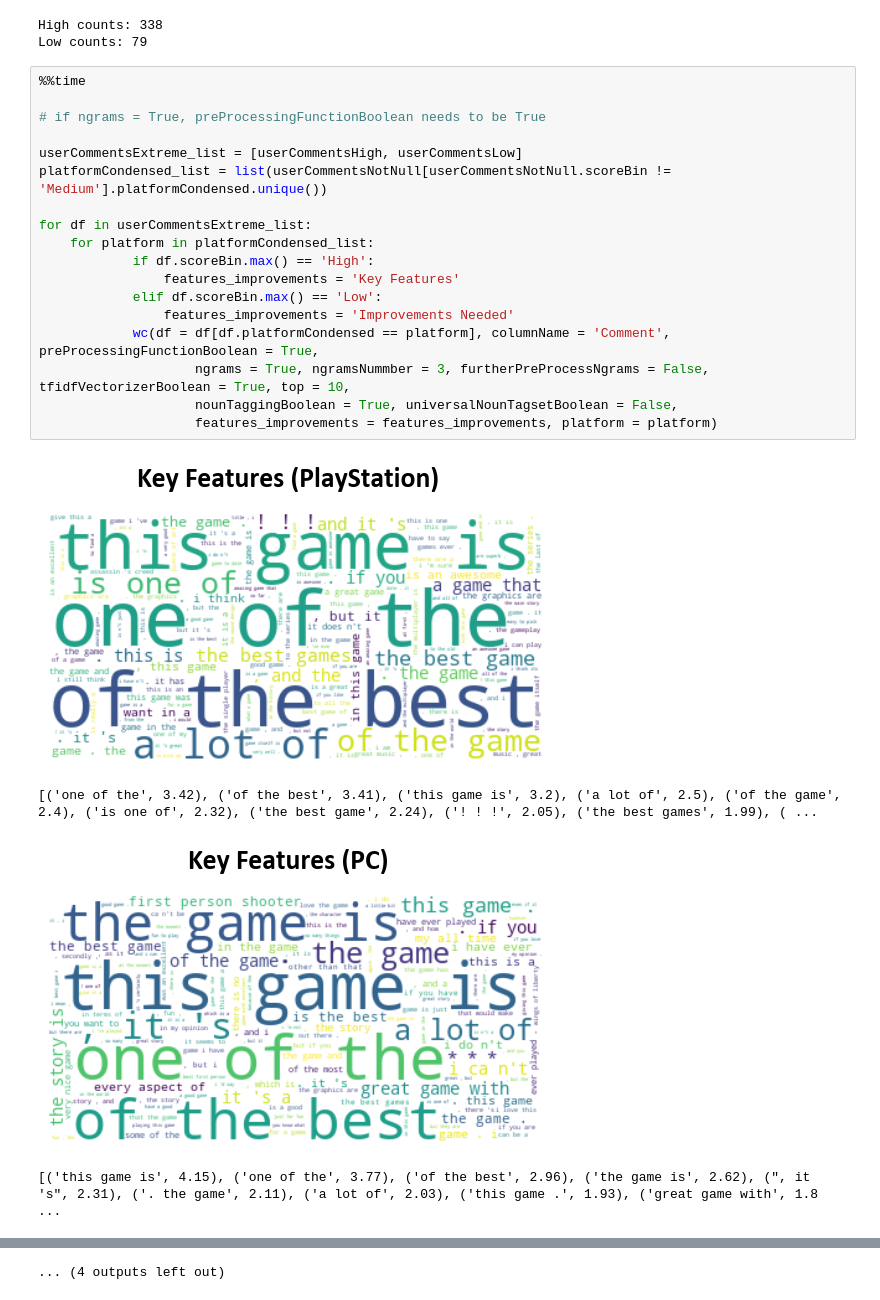
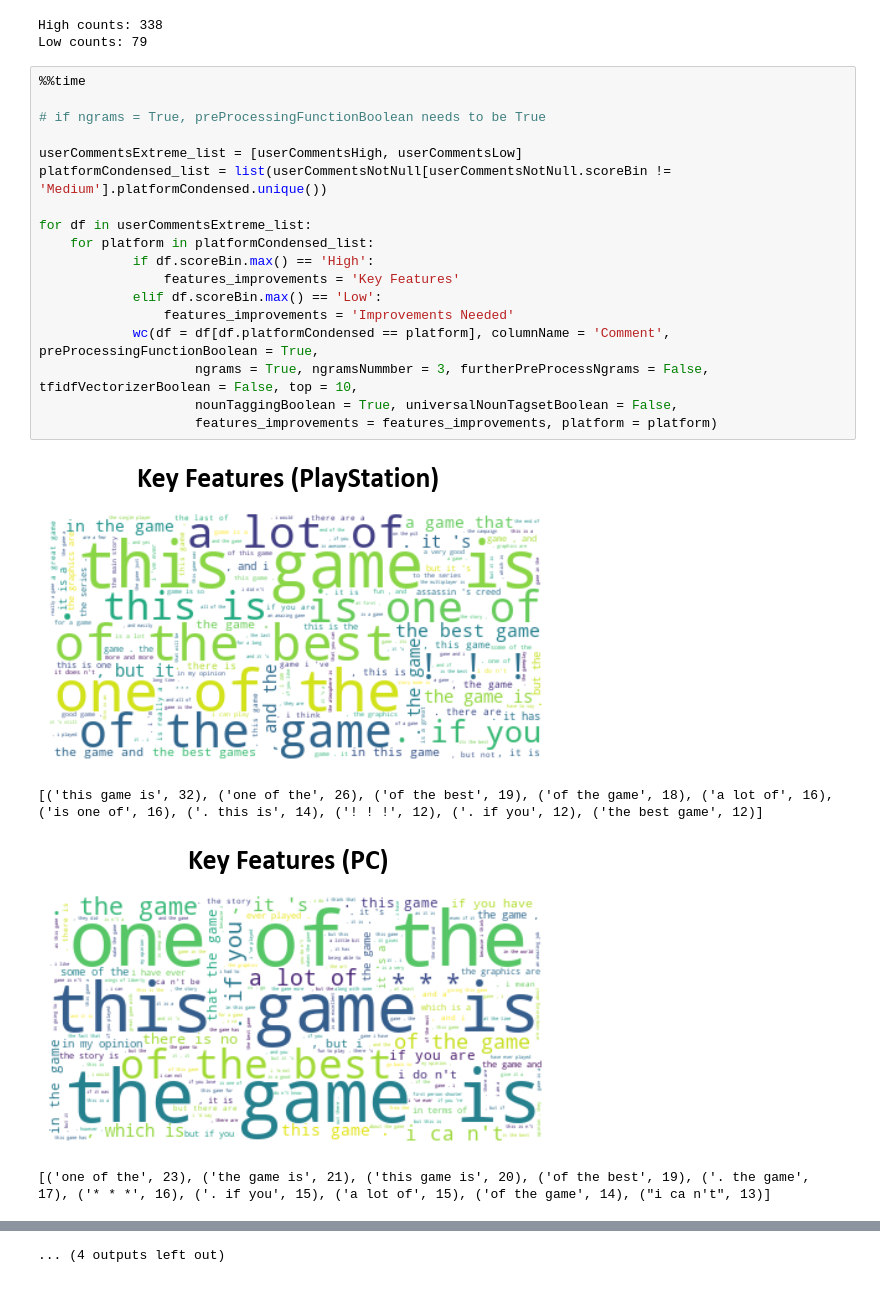
Before and after one commit to wd686/EBAC, a Jupyter notebook: Modelling/Text Analytics/FeaturesandImprovements.ipynb, the cells around one changed output, grey strips where cells are left out. Cells and saved outputs as stored; diff of their text form.

```diff
--- a/Modelling/Text Analytics/FeaturesandImprovements.ipynb
+++ b/Modelling/Text Analytics/FeaturesandImprovements.ipynb
@@ -166,23 +164,23 @@ Low counts: 79
 # %%
 %%time
 
 # if ngrams = True, preProcessingFunctionBoolean needs to be True
 
 userCommentsExtreme_list = [userCommentsHigh, userCommentsLow]
 platformCondensed_list = list(userCommentsNotNull[userCommentsNotNull.scoreBin != 'Medium'].platformCondensed.unique())
 
 for df in userCommentsExtreme_list:
     for platform in platformCondensed_list:
             if df.scoreBin.max() == 'High':
                 features_improvements = 'Key Features'
             elif df.scoreBin.max() == 'Low':
                 features_improvements = 'Improvements Needed'
             wc(df = df[df.platformCondensed == platform], columnName = 'Comment', preProcessingFunctionBoolean = True,
-                    ngrams = True, ngramsNummber = 3, furtherPreProcessNgrams = False, tfidfVectorizerBoolean = True, top = 10,
+                    ngrams = True, ngramsNummber = 3, furtherPreProcessNgrams = False, tfidfVectorizerBoolean = False, top = 10,
                     nounTaggingBoolean = True, universalNounTagsetBoolean = False,
                     features_improvements = features_improvements, platform = platform)
 # %% [output]
-[figure, old version]
+[figure, new version]
-[('one of the', 3.42), ('of the best', 3.41), ('this game is', 3.2), ('a lot of', 2.5), ('of the game', 2.4), ('is one of', 2.32), ('the best game', 2.24), ('! ! !', 2.05), ('the best games', 1.99), ( ...
+[('this game is', 32), ('one of the', 26), ('of the best', 19), ('of the game', 18), ('a lot of', 16), ('is one of', 16), ('. this is', 14), ('! ! !', 12), ('. if you', 12), ('the best game', 12)]
-[figure, old version]
+[figure, new version]
-[('this game is', 4.15), ('one of the', 3.77), ('of the best', 2.96), ('the game is', 2.62), (", it 's", 2.31), ('. the game', 2.11), ('a lot of', 2.03), ('this game .', 1.93), ('great game with', 1.8 ...
+[('one of the', 23), ('the game is', 21), ('this game is', 20), ('of the best', 19), ('. the game', 17), ('* * *', 16), ('. if you', 15), ('a lot of', 15), ('of the game', 14), ("i ca n't", 13)]
```
Also changed, not shown: parts of 2 cells of this notebook.
